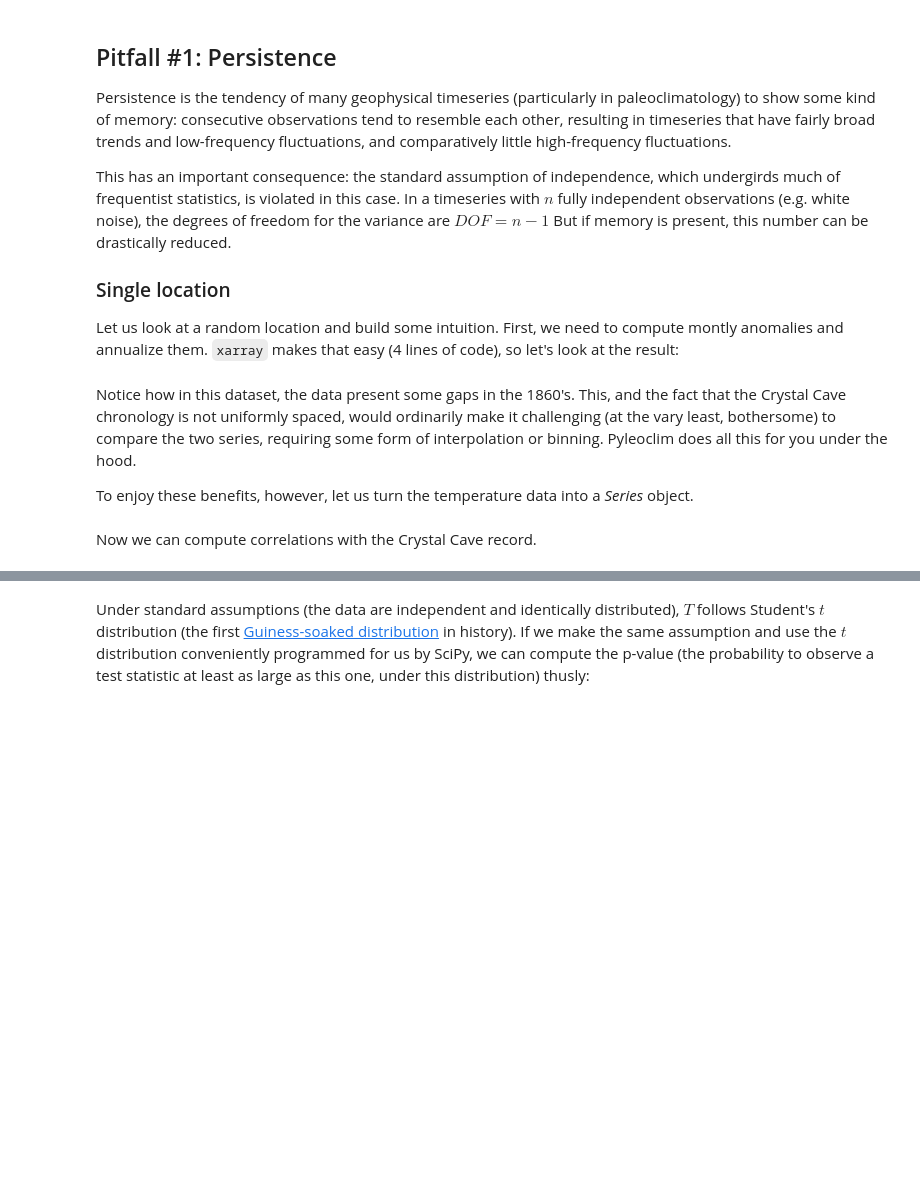
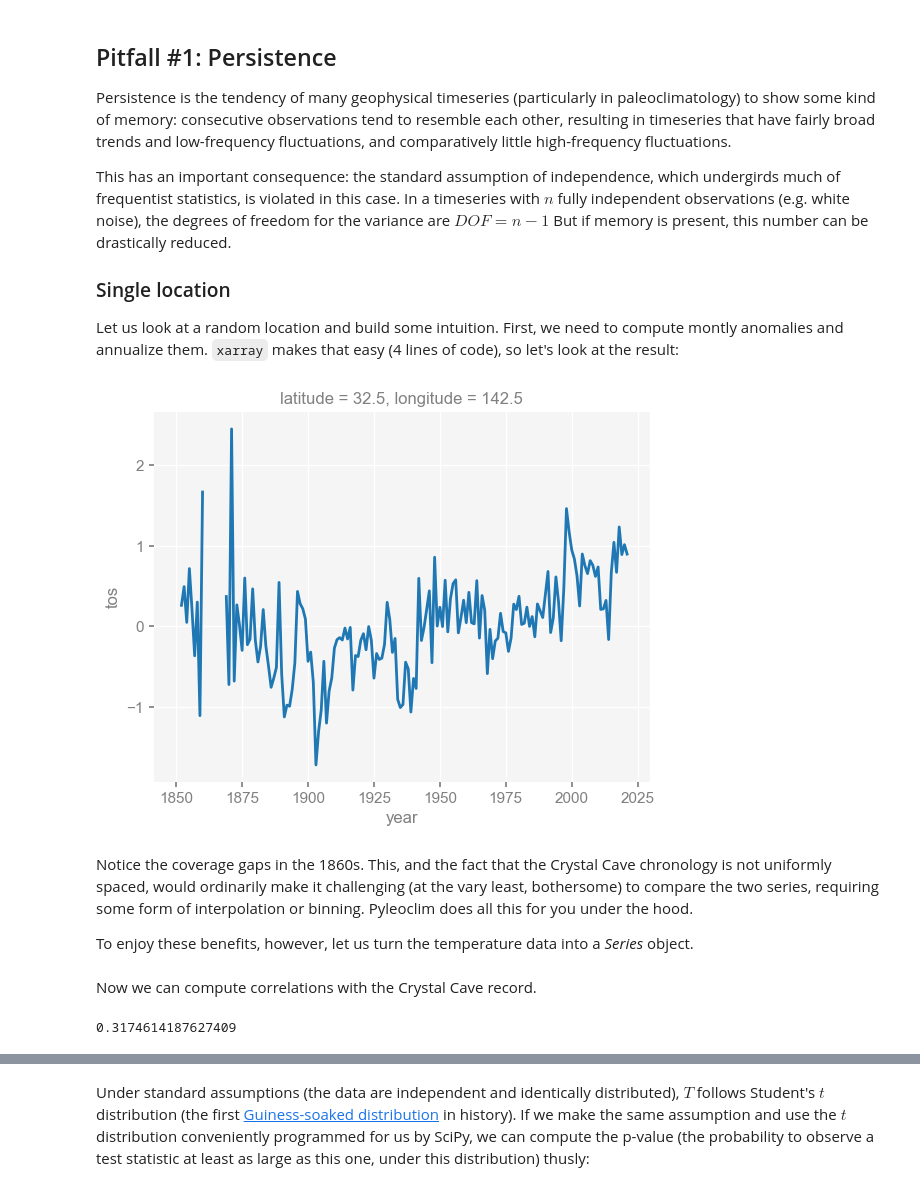
Before and after one commit to LinkedEarth/paleoHackathon, a Jupyter notebook: notebooks/PaleoHack-nb05_Correlation-Fishing.ipynb, the cells around one changed output, grey strips where cells are left out. Cells and saved outputs as stored; diff of their text form; code cells hidden in the pictures; blank space fills up the shorter version.

```diff
--- a/notebooks/PaleoHack-nb05_Correlation-Fishing.ipynb
+++ b/notebooks/PaleoHack-nb05_Correlation-Fishing.ipynb
@@ -54,3 +83,3 @@ Next we load it via the excellent `xarray` package, showcasing [lazy loading](ht
 # %%
-ds = xr.open_dataset('./HadSST.4.0.0.0_median.nc')
+ds = xr.open_dataset('HadSST.4.0.1.0_median.nc')
 print(ds)
@@ -75,16 +157,17 @@ This has an important consequence: the standard assumption of independence, whic
 ### Single location
 Let us look at a random location and build some intuition. First, we need to compute montly anomalies and annualize them. `xarray` makes that easy (4 lines of code), so let's look at the result:
 # %%
-jj = 6; ji= 4  # 32.5N 157.5W near Kuroshio Extension
-st = sst[:,jj,ji]
+st = ds['tos'].sel(latitude=32.5, longitude = 142.5, method='nearest')  # 32.5N 142.5W near Kuroshio Extension
 climatology = st.groupby("time.month").mean("time")
 anomalies = st.groupby("time.month") - climatology
 st_annual = anomalies.groupby("time.year").mean("time")
 f, ax = plt.subplots()
 st_annual.plot()
 pyleo.showfig(f)
+# %% [output]
+[figure, added]
 # %% [markdown]
-Notice how in this dataset, the data present some gaps in the 1860's. This, and the fact that the Crystal Cave chronology is not uniformly spaced, would ordinarily make it challenging (at the vary least, bothersome) to compare the two series, requiring some form of interpolation or binning. Pyleoclim does all this for you under the hood.
+Notice the coverage gaps in the 1860s. This, and the fact that the Crystal Cave chronology is not uniformly spaced, would ordinarily make it challenging (at the vary least, bothersome) to compare the two series, requiring some form of interpolation or binning. Pyleoclim does all this for you under the hood.
 
 To enjoy these benefits, however, let us turn the temperature data into a _Series_ object.
 # %%
@@ -96,7 +179,9 @@ stts = pyleo.Series(time=st_annual.coords['year'].values,
 Now we can compute correlations with the Crystal Cave record.
 # %%
 corr_res = stts.correlation(cc)
-print(corr_res['r'])
+print(corr_res.r)
+# %% [output]
+0.3174614187627409
 # %% [markdown]
 Quite a few things happened here. First, `pyleoclim` was smart enough to figure out a common timespan between the two records, and used linear interpolation to align the two timeseries on a common axis.
 
```
Also changed, not shown: parts of 38 cells of this notebook, 1 other file.
